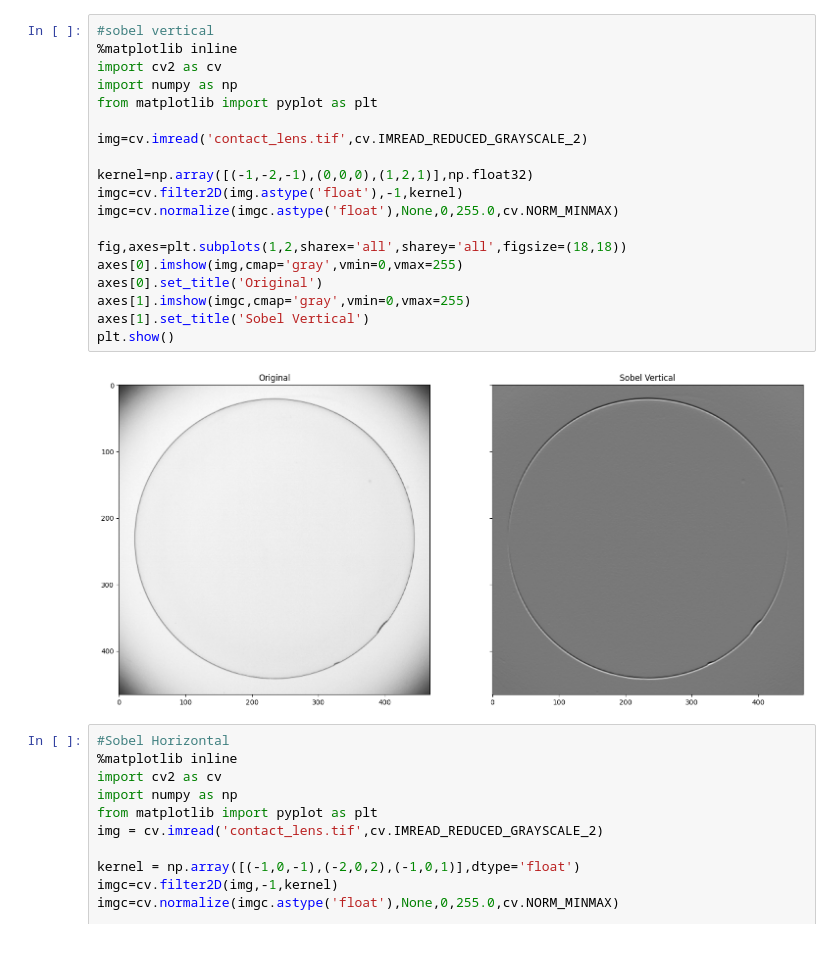
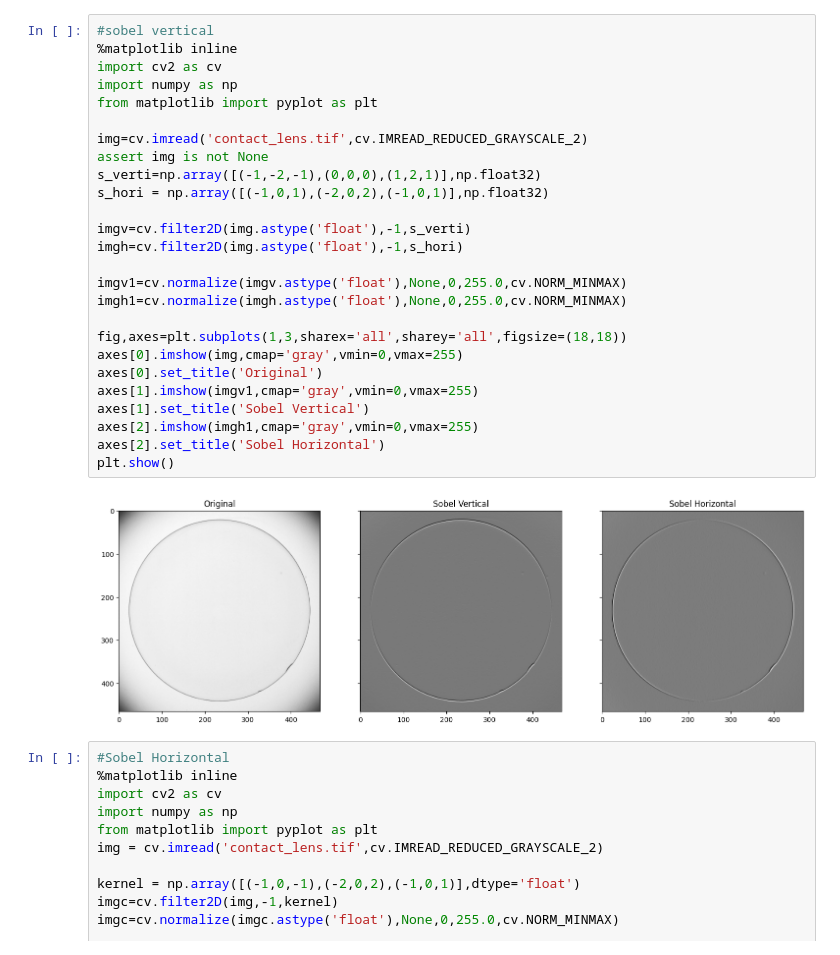
Before and after one commit to mitharaperera/SASFF, a Jupyter notebook: Untitled-1.ipynb, the cells around one changed output. Saved outputs shown, nothing was run; the diff lists cells and outputs as text.

```diff
--- a/Untitled-1.ipynb
+++ b/Untitled-1.ipynb
@@ -1,24 +1,31 @@
 # %%
 #sobel vertical
 %matplotlib inline
 import cv2 as cv
 import numpy as np
 from matplotlib import pyplot as plt
 
 img=cv.imread('contact_lens.tif',cv.IMREAD_REDUCED_GRAYSCALE_2)
+assert img is not None
+s_verti=np.array([(-1,-2,-1),(0,0,0),(1,2,1)],np.float32)
+s_hori = np.array([(-1,0,1),(-2,0,2),(-1,0,1)],np.float32)
 
-kernel=np.array([(-1,-2,-1),(0,0,0),(1,2,1)],np.float32)
-imgc=cv.filter2D(img.astype('float'),-1,kernel)
-imgc=cv.normalize(imgc.astype('float'),None,0,255.0,cv.NORM_MINMAX)
+imgv=cv.filter2D(img.astype('float'),-1,s_verti)
+imgh=cv.filter2D(img.astype('float'),-1,s_hori)
 
-fig,axes=plt.subplots(1,2,sharex='all',sharey='all',figsize=(18,18))
+imgv1=cv.normalize(imgv.astype('float'),None,0,255.0,cv.NORM_MINMAX)
+imgh1=cv.normalize(imgh.astype('float'),None,0,255.0,cv.NORM_MINMAX)
+
+fig,axes=plt.subplots(1,3,sharex='all',sharey='all',figsize=(18,18))
 axes[0].imshow(img,cmap='gray',vmin=0,vmax=255)
 axes[0].set_title('Original')
-axes[1].imshow(imgc,cmap='gray',vmin=0,vmax=255)
+axes[1].imshow(imgv1,cmap='gray',vmin=0,vmax=255)
 axes[1].set_title('Sobel Vertical')
+axes[2].imshow(imgh1,cmap='gray',vmin=0,vmax=255)
+axes[2].set_title('Sobel Horizontal')
 plt.show()
 # %% [output]
-[figure, old version]
+[figure, new version]
 # %%
 #Sobel Horizontal
 %matplotlib inline
```
Also changed, not shown: parts of 2 cells of this notebook.
